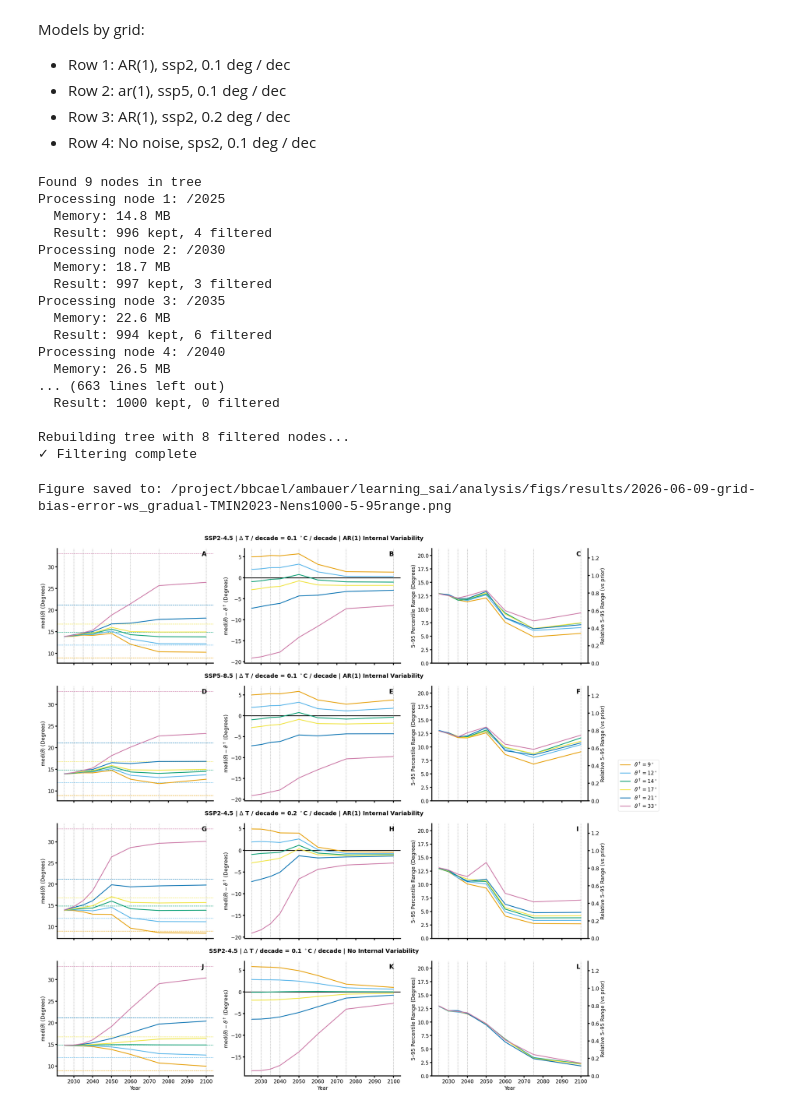
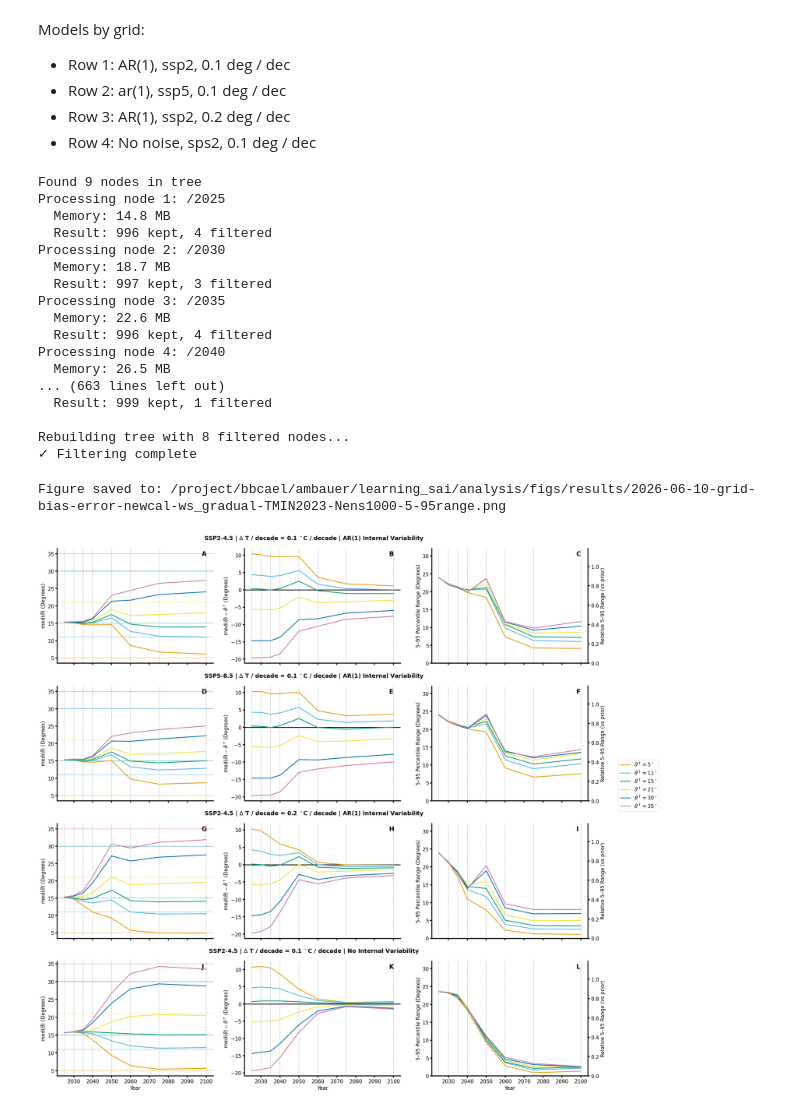
Before and after one commit to adam-bauer-34/learning_sai, a Jupyter notebook: analysis/notebooks/grid-bias-error.ipynb, the cells around one changed output. Drawn from its saved outputs; the diff is of its cells as text; code cells hidden in the pictures.

Commit message:
hotfix: config bug

```diff
--- a/analysis/notebooks/grid-bias-error.ipynb
+++ b/analysis/notebooks/grid-bias-error.ipynb
@@ -74,7 +74,7 @@ panel_configs = {
 }
 
 # properties that are constant across models
-angles_file = ['9', '12', '14', '17', '21', '33']
+angles_file = ['5', '11', '15', '21', '30', '35']
 reg_noise = False
 ECS = 3.0
 NYRSRAMP = 50
@@ -206,11 +206,11 @@ Processing node 2: /2030
   Result: 997 kept, 3 filtered
 Processing node 3: /2035
   Memory: 22.6 MB
-  Result: 994 kept, 6 filtered
+  Result: 996 kept, 4 filtered
 Processing node 4: /2040
   Memory: 26.5 MB
 ... (663 lines left out)
-  Result: 1000 kept, 0 filtered
+  Result: 999 kept, 1 filtered
 
 Rebuilding tree with 8 filtered nodes...
 ✓ Filtering complete
@@ -224,15 +224,15 @@ row_titles = [
 # %%
 PLO = 5
 PHIGH = 95
 
 _, _ = make_grid_plot(angles, angles_tr, angles_prior, angles_file,
                      winds, PLO=PLO, PHI=PHIGH,
                      row_titles=row_titles,
                      save_figs=SAVE_FIGS,
-                     fname=f'grid-bias-error-{windowing_config}-TMIN{TMIN}-Nens{Nens}-{PLO}-{PHIGH}range',
+                     fname=f'grid-bias-error-newcal-{windowing_config}-TMIN{TMIN}-Nens{Nens}-{PLO}-{PHIGH}range',
                      YLIM_OFFSET=5)
 
 plt.show()
 # %% [output]
-Figure saved to: /project/bbcael/ambauer/learning_sai/analysis/figs/results/2026-06-09-grid-bias-error-ws_gradual-TMIN2023-Nens1000-5-95range.png
+Figure saved to: /project/bbcael/ambauer/learning_sai/analysis/figs/results/2026-06-10-grid-bias-error-newcal-ws_gradual-TMIN2023-Nens1000-5-95range.png
-[figure, old version]
+[figure, new version]
```
Also changed, not shown: 4 other files.
